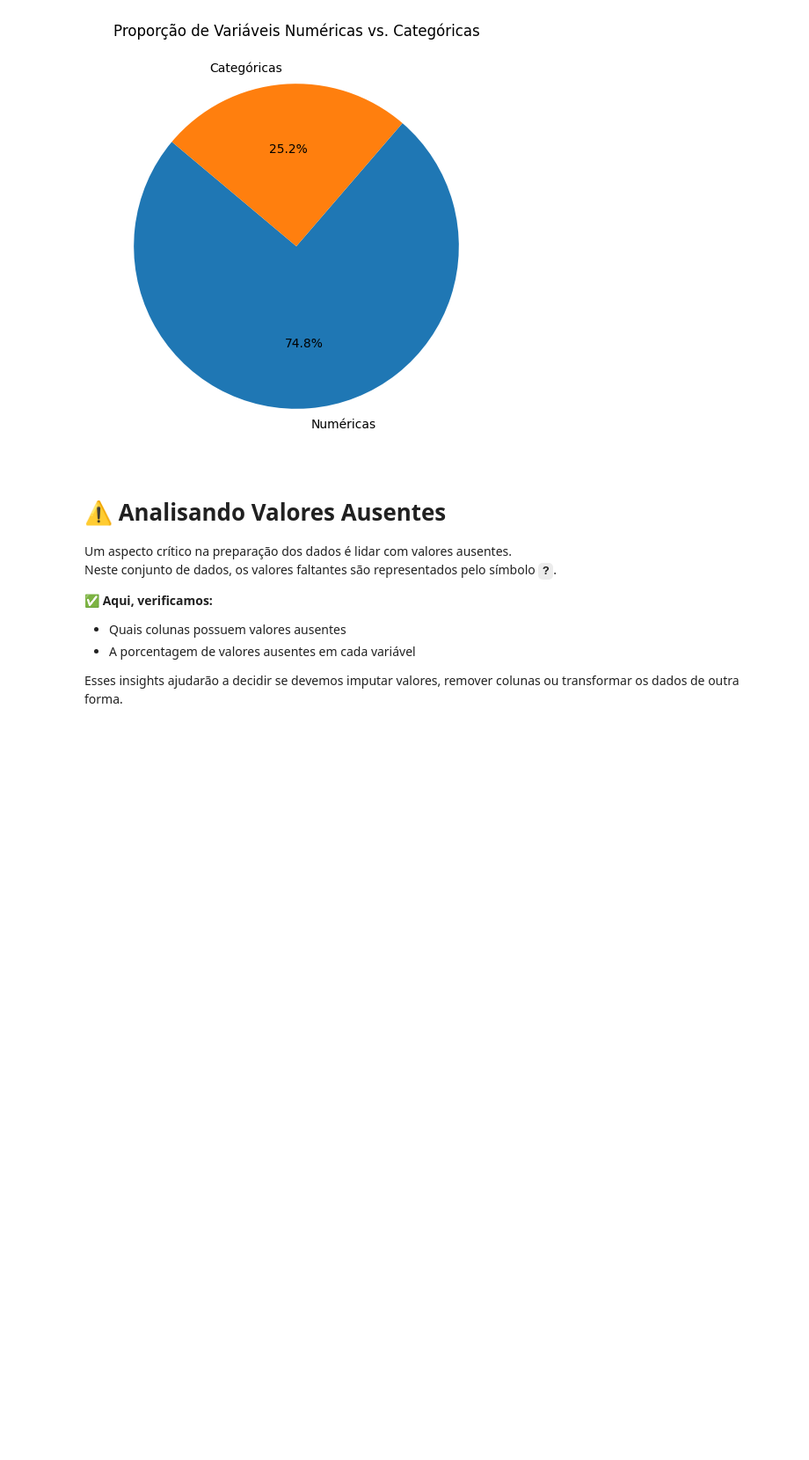
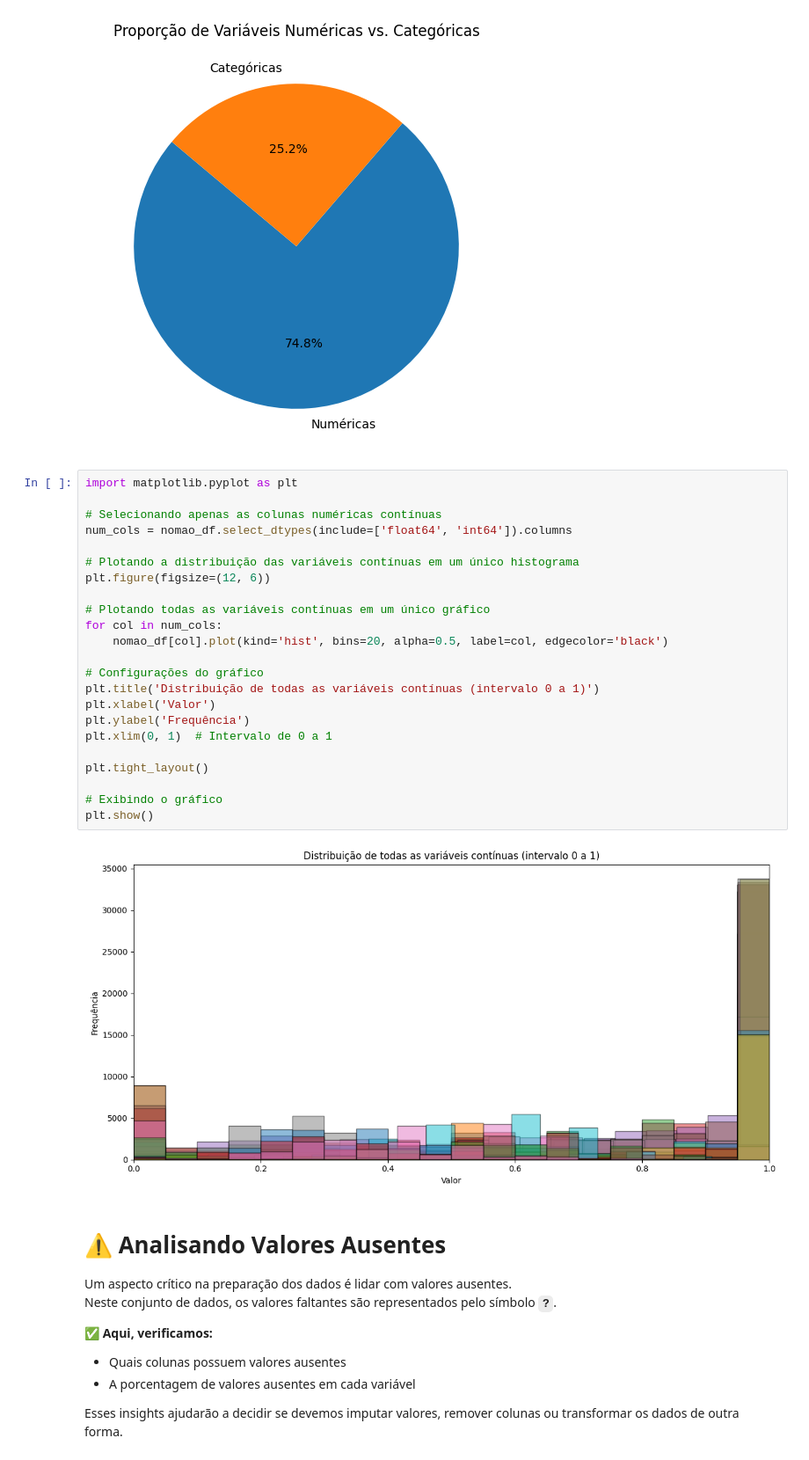
Before and after one commit to ianzin30/IF1014-Mining, a Jupyter notebook: exploratory.ipynb, the cells around one changed output. Shown at 88% size. Saved outputs shown, nothing was run; the diff lists cells and outputs as text; blank space fills up the shorter version.

```diff
--- a/exploratory.ipynb
+++ b/exploratory.ipynb
@@ -184,6 +184,31 @@ plt.show()
 Colunas numéricas: 89
 Colunas categóricas: 30
 [figure]
+# %%
+import matplotlib.pyplot as plt
+
+# Selecionando apenas as colunas numéricas contínuas
+num_cols = nomao_df.select_dtypes(include=['float64', 'int64']).columns
+
+# Plotando a distribuição das variáveis contínuas em um único histograma
+plt.figure(figsize=(12, 6))
+
+# Plotando todas as variáveis contínuas em um único gráfico
+for col in num_cols:
+    nomao_df[col].plot(kind='hist', bins=20, alpha=0.5, label=col, edgecolor='black')
+
+# Configurações do gráfico
+plt.title('Distribuição de todas as variáveis contínuas (intervalo 0 a 1)')
+plt.xlabel('Valor')
+plt.ylabel('Frequência')
+plt.xlim(0, 1)  # Intervalo de 0 a 1
+
+plt.tight_layout()
+
+# Exibindo o gráfico
+plt.show()
+# %% [output]
+[figure, added]
 # %% [markdown]
 # ⚠️ Analisando Valores Ausentes
 
```
Also changed, not shown: parts of 2 cells of this notebook.
